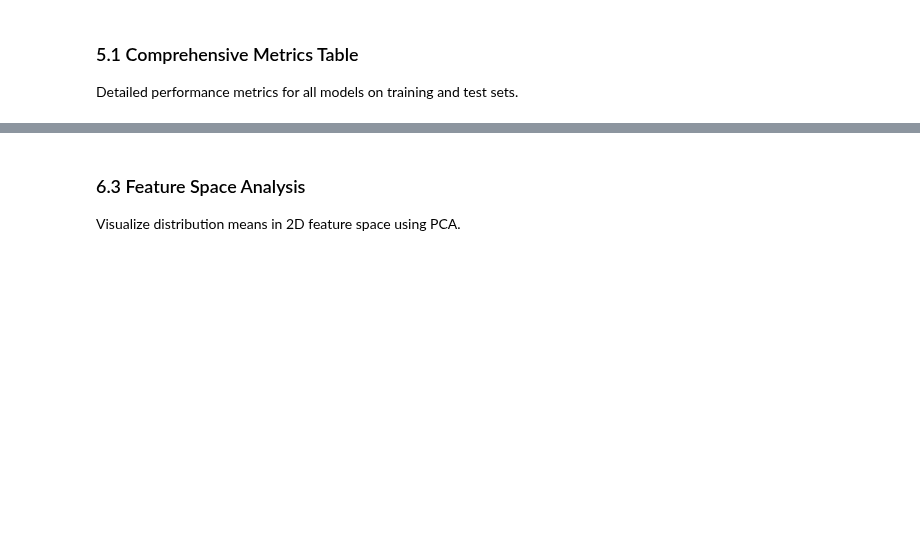
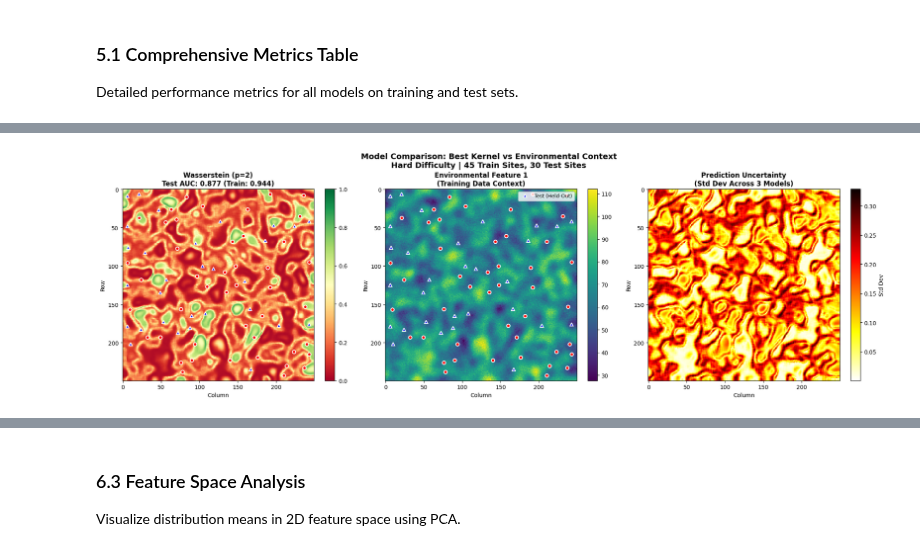
Before and after one commit to mrecos/KLRFome_JAX, a Jupyter notebook: notebooks/02_kernel_comparison.ipynb, the cells around one changed output, grey strips where cells are left out. Saved outputs shown, nothing was run; the diff lists cells and outputs as text; code cells hidden in the pictures; blank space fills up the shorter version.

```diff
--- a/notebooks/02_kernel_comparison.ipynb
+++ b/notebooks/02_kernel_comparison.ipynb
@@ -909,0 +1541,90 @@ Mean Embedding (Exact):
+# %%
+# Compare best performing kernel vs logistic regression baseline
+print()
+print("="*80)
+print("BEST MODEL vs BASELINE COMPARISON")
+print("="*80)
+
+# Find best kernel by test AUC from those with raster predictions
+kernel_with_rasters = {k: v for k, v in kernel_results.items()
+                       if k in raster_predictions}
+best_kernel_name = max(kernel_with_rasters.keys(),
+                       key=lambda k: kernel_with_rasters[k].auc)
+best_kernel_result = kernel_with_rasters[best_kernel_name]
+
+print(f"Best Kernel (with raster): {best_kernel_name} (Test AUC: {best_kernel_result.auc:.4f})")
+print()
+
+# Create side-by-side comparison
+fig, axes = plt.subplots(1, 3, figsize=(20, 6))
+
+# Plot 1: Best Kernel
+im0 = axes[0].imshow(raster_predictions[best_kernel_name], cmap='RdYlGn',
+                    vmin=0, vmax=1, interpolation='nearest')
+
+# Overlay sites
+for _, row in train_sites_gdf.iterrows():
+    row_idx, col = rasterio.transform.rowcol(transform, row.geometry.x, row.geometry.y)
+    axes[0].plot(col, row_idx, 'o', color='red', markersize=6,
+                markeredgecolor='white', markeredgewidth=1.5)
+
+for _, row in test_sites_gdf.iterrows():
+    row_idx, col = rasterio.transform.rowcol(transform, row.geometry.x, row.geometry.y)
+    axes[0].plot(col, row_idx, '^', color='blue', markersize=6,
+                markeredgecolor='white', markeredgewidth=1.5)
+
+axes[0].set_title(f'{best_kernel_name}\nTest AUC: {best_kernel_result.auc:.3f} '
+                 f'(Train: {best_kernel_result.train_auc:.3f})',
+                 fontsize=12, fontweight='bold')
+axes[0].set_xlabel('Column')
+axes[0].set_ylabel('Row')
+plt.colorbar(im0, ax=axes[0], fraction=0.046)
+
+# Plot 2: Feature 1 (for context)
+im1 = axes[1].imshow(raster_stack.data[0], cmap='viridis', interpolation='nearest')
+
+# Overlay sites
+for _, row in train_sites_gdf.iterrows():
+    row_idx, col = rasterio.transform.rowcol(transform, row.geometry.x, row.geometry.y)
+    axes[1].plot(col, row_idx, 'o', color='red', markersize=6,
+                markeredgecolor='white', markeredgewidth=1.5,
+                label='Training' if _ == 0 else '')
+
+for _, row in test_sites_gdf.iterrows():
+    row_idx, col = rasterio.transform.rowcol(transform, row.geometry.x, row.geometry.y)
+    axes[1].plot(col, row_idx, '^', color='blue', markersize=6,
+                markeredgecolor='white', markeredgewidth=1.5,
+                label='Test (Held-Out)' if _ == 0 else '')
+
+axes[1].set_title('Environmental Feature 1\n(Training Data Context)',
+                 fontsize=12, fontweight='bold')
+axes[1].set_xlabel('Column')
+axes[1].set_ylabel('Row')
+axes[1].legend(loc='upper right', fontsize=9)
+plt.colorbar(im1, ax=axes[1], fraction=0.046)
+
+# Plot 3: Prediction uncertainty (variance across models with rasters)
+all_preds = np.array([pred for pred in raster_predictions.values()])
+pred_std = np.std(all_preds, axis=0)
+
+im2 = axes[2].imshow(pred_std, cmap='hot_r', interpolation='nearest')
+axes[2].set_title(f'Prediction Uncertainty\n(Std Dev Across {len(raster_predictions)} Models)',
+                 fontsize=12, fontweight='bold')
+axes[2].set_xlabel('Column')
+axes[2].set_ylabel('Row')
+plt.colorbar(im2, ax=axes[2], fraction=0.046, label='Std Dev')
+
+plt.suptitle(f'Model Comparison: Best Kernel vs Environmental Context\n'
+             f'{DIFFICULTY.capitalize()} Difficulty | {len(train_sites_gdf)} Train Sites, '
+             f'{len(test_sites_gdf)} Test Sites',
+             fontsize=14, fontweight='bold', y=1.00)
+plt.tight_layout()
+plt.show()
+
+print()
+print("✓ Prediction maps generated successfully!")
+print(f"✓ Best model with raster predictions: {best_kernel_name}")
+print(f"✓ Train sites (red circles): {len(train_sites_gdf)}")
+print(f"✓ Test sites (blue triangles): {len(test_sites_gdf)}")
+print("="*80)
+# %% [output]
@@ -909,0 +1635 @@ Mean Embedding (Exact):
+[figure, added]
```
Also changed, not shown: parts of 27 cells of this notebook.
